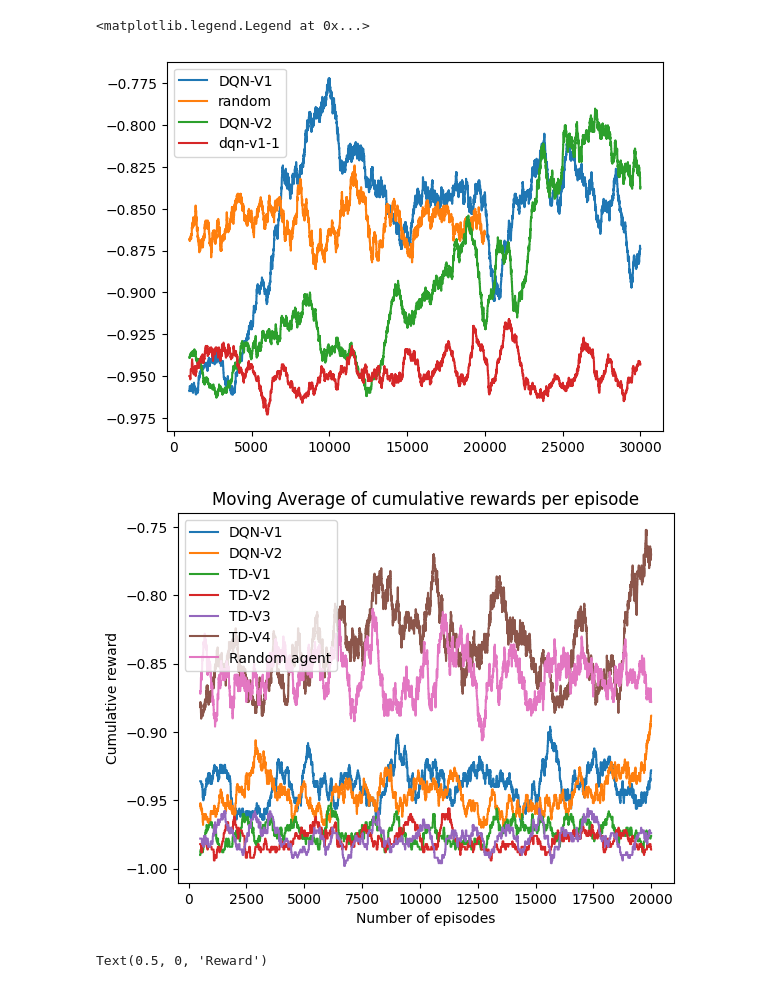
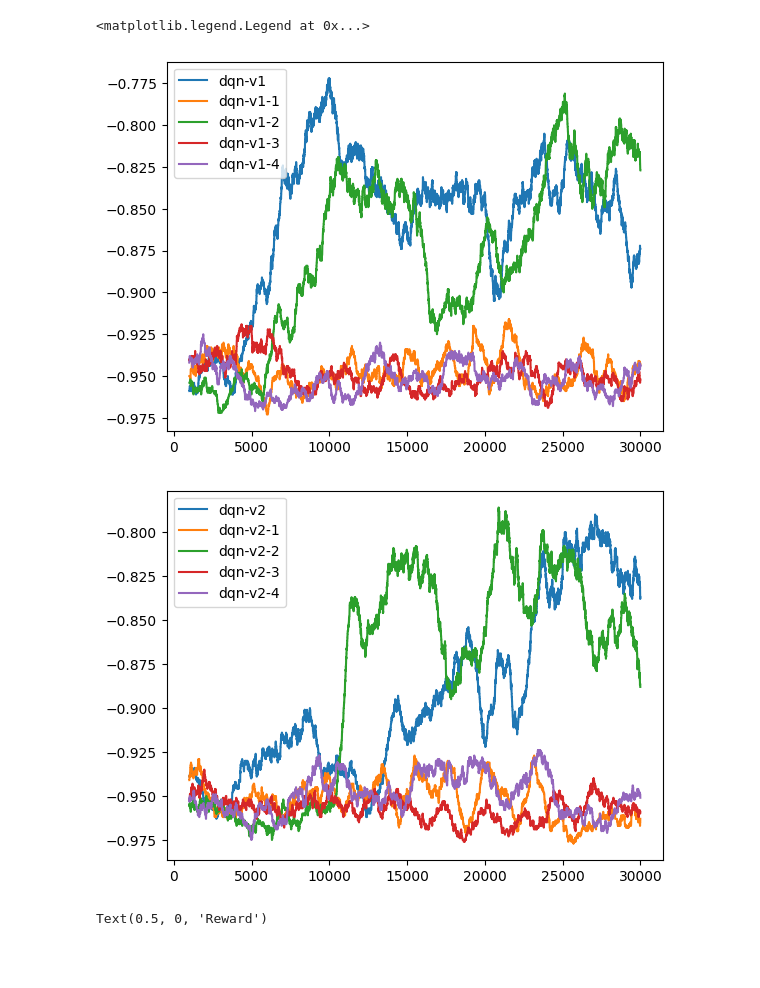
Before and after one commit to fredpell1/snake-RL, a Jupyter notebook: src/plot.ipynb, the cells around one changed output. Cells and saved outputs as stored; diff of their text form; code cells hidden in the pictures; blank space fills up the shorter version.

```diff
--- a/src/plot.ipynb
+++ b/src/plot.ipynb
@@ -8,11 +8,13 @@ rewards_dqn_v3 = np.loadtxt('../outputs/dqn-v3-test.txt')
 rewards_dqn_v4 = np.loadtxt('../outputs/dqn-v4-test.txt')
 rewards_dqn_v5 = np.loadtxt('../outputs/dqn-v5-test.txt')
 reward_dqn_v_1_1 = np.loadtxt('../outputs/dqn-v1-1-test.txt')
+reward_dqn_v_1_2 = np.loadtxt('../outputs/dqn-v1-2-test.txt')
+reward_dqn_v_1_3 = np.loadtxt('../outputs/dqn-v1-3-test.txt')
+reward_dqn_v_1_4 = np.loadtxt('../outputs/dqn-v1-4-test.txt')
 reward_dqn_v_2_1 = np.loadtxt('../outputs/dqn-v2-1-test.txt')
-rewards_td_v1 = np.loadtxt('../outputs/td-v1.txt')
-rewards_td_v2 = np.loadtxt('../outputs/td-v2.txt')
-rewards_td_v3 = np.loadtxt('../outputs/td-v3.txt')
-rewards_td_v4 = np.loadtxt('../outputs/td-v4.txt')
+reward_dqn_v_2_2 = np.loadtxt('../outputs/dqn-v2-2-test.txt')
+reward_dqn_v_2_3 = np.loadtxt('../outputs/dqn-v2-3-test.txt')
+reward_dqn_v_2_4 = np.loadtxt('../outputs/dqn-v2-4-test.txt')
 rewards_random = np.loadtxt('../outputs/random.txt')
 # %%
 def running_average(window_size, data):
@@ -22,16 +24,3 @@ def running_average(window_size, data):
     for ind in range(window_size - 1):
         average_data.insert(0, np.nan)
     return average_data
-# %%
-#plt.plot(running_average(1000,rewards_dqn_v3), label='DQN-V3')
-#plt.plot(running_average(1000,rewards_dqn_v4), label='DQN-V4')
-plt.plot(running_average(1000,rewards_dqn_v1), label='DQN-V1')
-plt.plot(running_average(1000, rewards_random), label='random')
-plt.plot(running_average(1000,rewards_dqn_v2), label='DQN-V2')
-#plt.plot(running_average(1000, rewards_dqn_v5), label='DQN-V5')
-plt.plot(running_average(1000, reward_dqn_v_1_1), label="dqn-v1-1")
-plt.plot(running_average(1000, reward_dqn_v_2_1), label='dqn-v2-1')
-plt.legend()
-# %% [output]
-<matplotlib.legend.Legend at 0x...>
-[figure, removed]
@@ -52,7 +27,21 @@ def plot_running_averages():
-# %%
-plot_running_averages()
-# %% [output]
-[figure, removed]
+# %%
+plt.plot(running_average(1000,rewards_dqn_v1),label= 'dqn-v1')
+plt.plot(running_average(1000,reward_dqn_v_1_1),label= 'dqn-v1-1')
+plt.plot(running_average(1000,reward_dqn_v_1_2),label= 'dqn-v1-2')
+plt.plot(running_average(1000,reward_dqn_v_1_3),label= 'dqn-v1-3')
+plt.plot(running_average(1000,reward_dqn_v_1_4),label= 'dqn-v1-4')
+plt.legend()
+plt.figure()
+plt.plot(running_average(1000,rewards_dqn_v2),label= 'dqn-v2')
+plt.plot(running_average(1000,reward_dqn_v_2_1),label= 'dqn-v2-1')
+plt.plot(running_average(1000,reward_dqn_v_2_2),label= 'dqn-v2-2')
+plt.plot(running_average(1000,reward_dqn_v_2_3),label= 'dqn-v2-3')
+plt.plot(running_average(1000,reward_dqn_v_2_4),label= 'dqn-v2-4')
+plt.legend()
+# %% [output]
+<matplotlib.legend.Legend at 0x...>
+[figure, added]
+[figure, added]
 # %%
 def plot_reward_distribution(data, agent):
     plt.hist(data)
```
Also changed, not shown: parts of 1 cell of this notebook, 7 other files.
